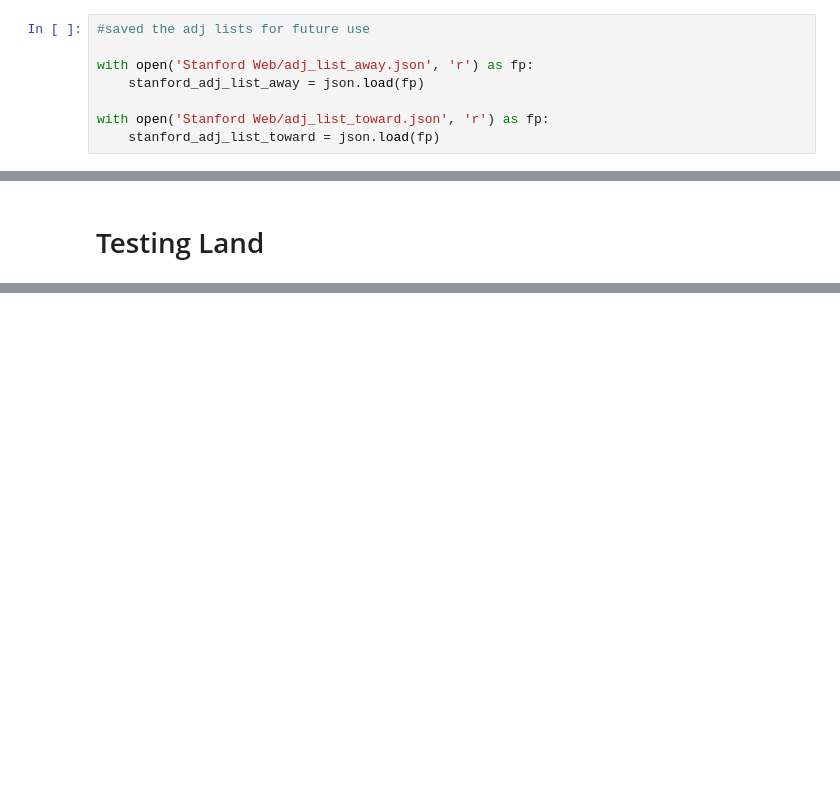
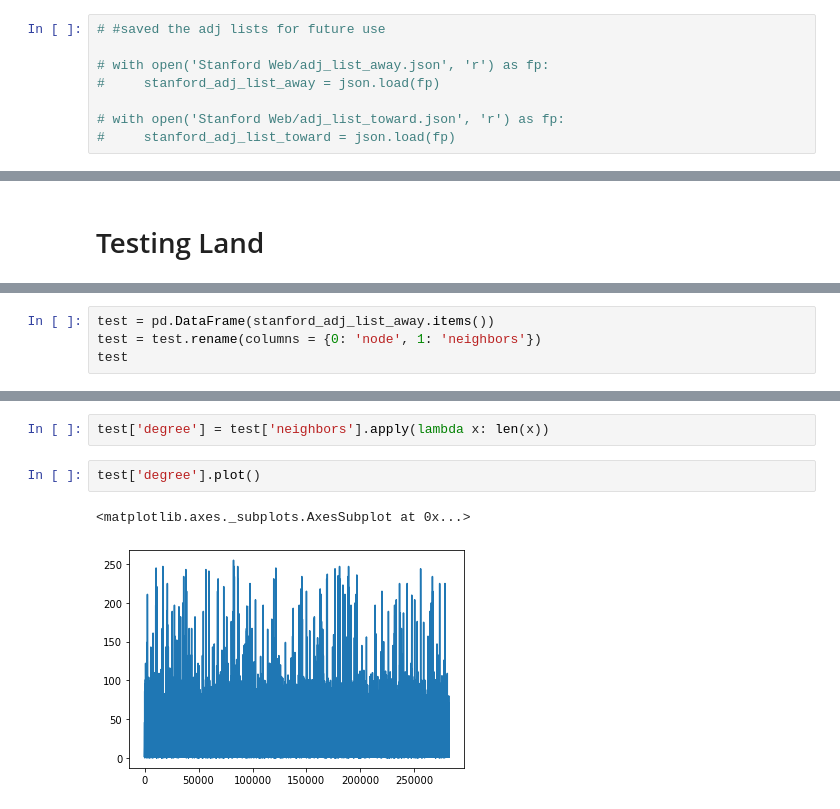
Before and after one commit to mjw49/DSC180B-Quarter-2-Project, a Jupyter notebook: notebooks/Improved Motif Counting Algorithm.ipynb, the cells around one changed output, grey strips where cells are left out. Saved outputs shown, nothing was run; the diff lists cells and outputs as text; blank space fills up the shorter version.

```diff
--- a/notebooks/Improved Motif Counting Algorithm.ipynb
+++ b/notebooks/Improved Motif Counting Algorithm.ipynb
@@ -92,10 +75,10 @@ stanford
 
 #stanford_adj_list_away, stanford_adj_list_toward = create_adj_list(stanford)
 # %%
-#saved the adj lists for future use
+# #saved the adj lists for future use
 
-with open('Stanford Web/adj_list_away.json', 'r') as fp:
-    stanford_adj_list_away = json.load(fp)
+# with open('Stanford Web/adj_list_away.json', 'r') as fp:
+#     stanford_adj_list_away = json.load(fp)
 
-with open('Stanford Web/adj_list_toward.json', 'r') as fp:
-    stanford_adj_list_toward = json.load(fp)
+# with open('Stanford Web/adj_list_toward.json', 'r') as fp:
+#     stanford_adj_list_toward = json.load(fp)
@@ -1241,0 +2272,4 @@ array([4, 5, 1, 3, 2])
+# %%
+test = pd.DataFrame(stanford_adj_list_away.items())
+test = test.rename(columns = {0: 'node', 1: 'neighbors'})
+test
@@ -1241,0 +2290,7 @@ array([4, 5, 1, 3, 2])
+# %%
+test['degree'] = test['neighbors'].apply(lambda x: len(x))
+# %%
+test['degree'].plot()
+# %% [output]
+<matplotlib.axes._subplots.AxesSubplot at 0x...>
+[figure, added]
```
Also changed, not shown: parts of 226 cells of this notebook, 2 other files.
